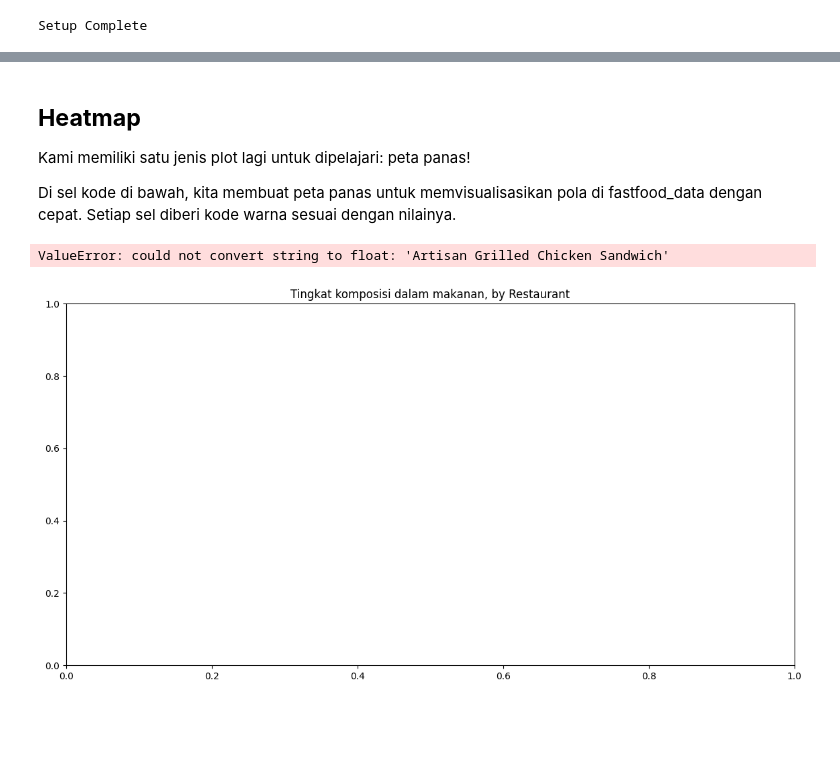
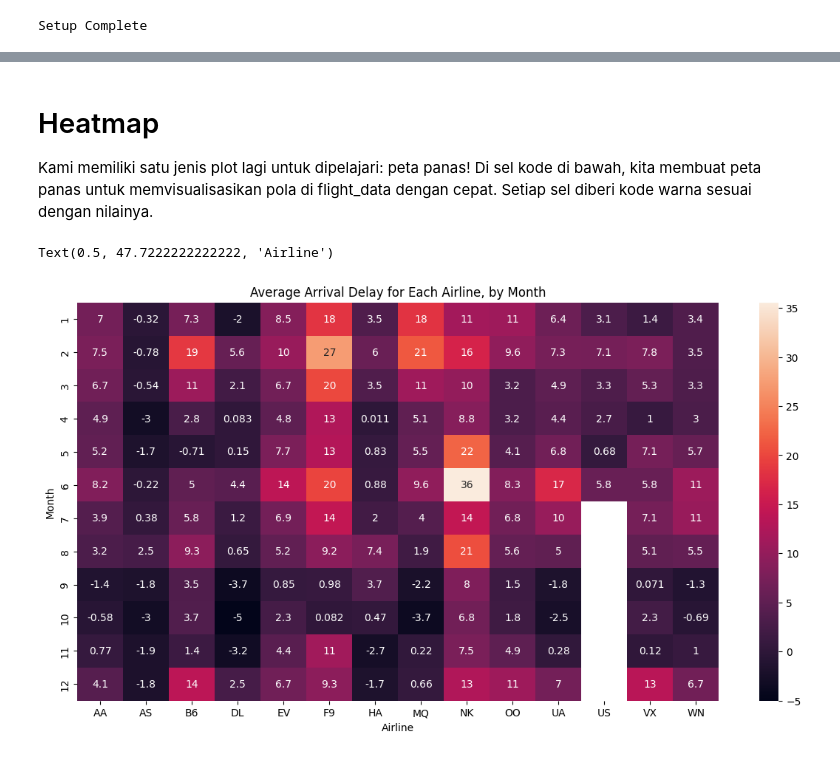
Before and after one commit to Mizuras/Intro-to-Programming, a Jupyter notebook: 2-Data-Visualization/Bar_Charts_and_Heatmaps.ipynb, the cells around one changed output, grey strips where cells are left out. Saved outputs shown, nothing was run; the diff lists cells and outputs as text; code cells hidden in the pictures; blank space fills up the shorter version.

```diff
--- a/2-Data-Visualization/Bar_Charts_and_Heatmaps.ipynb
+++ b/2-Data-Visualization/Bar_Charts_and_Heatmaps.ipynb
@@ -13,5 +13,6 @@ Memuat dataset menggunakan perintah pd.read_csv.
 # %%
 # Path of the file to read
-fastfood_filepath = "/content/fastfood_calories.csv"
-# Read the file into a variable fastfood_data
-fastfood_data = pd.read_csv(fastfood_filepath, index_col="restaurant")
+flight_filepath = "/content/flight_delays.csv"
+
+# Read the file into a variable flight_data
+flight_data = pd.read_csv(flight_filepath, index_col="Month")
@@ -70,20 +83,18 @@ gambar yang akan digunakan untuk menampilkan bar chart. Ukuran yang ditentukan a
 # %% [markdown]
-## **Heatmap**
-Kami memiliki satu jenis plot lagi untuk dipelajari: peta panas!
-
-Di sel kode di bawah, kita membuat peta panas untuk memvisualisasikan pola di fastfood_data dengan cepat. Setiap sel diberi kode warna sesuai dengan nilainya.
+# Heatmap
+Kami memiliki satu jenis plot lagi untuk dipelajari: peta panas! Di sel kode di bawah, kita membuat peta panas untuk memvisualisasikan pola di flight_data dengan cepat. Setiap sel diberi kode warna sesuai dengan nilainya.
 # %%
-# Atur lebar dan tinggi gambar
+# Set the width and height of the figure
 plt.figure(figsize=(14,7))
 
-# Tambahkan judul
-plt.title("Tingkat komposisi dalam makanan, by Restaurant")
+# Add title
+plt.title("Average Arrival Delay for Each Airline, by Month")
 
-# Peta panas menunjukkan tingkat calories untuk setiap restaurant
-sns.heatmap(data=fastfood_data, annot=True)
+# Heatmap showing average arrival delay for each airline by month
+sns.heatmap(data=flight_data, annot=True)
 
 # Add label for horizontal axis
-plt.xlabel("Komposisi")
+plt.xlabel("Airline")
 # %% [output]
-ValueError: could not convert string to float: 'Artisan Grilled Chicken Sandwich'
+Text(0.5, 47.7222222222222, 'Airline')
-[figure, old version]
+[figure, new version]
```
Also changed, not shown: parts of 15 cells of this notebook.
